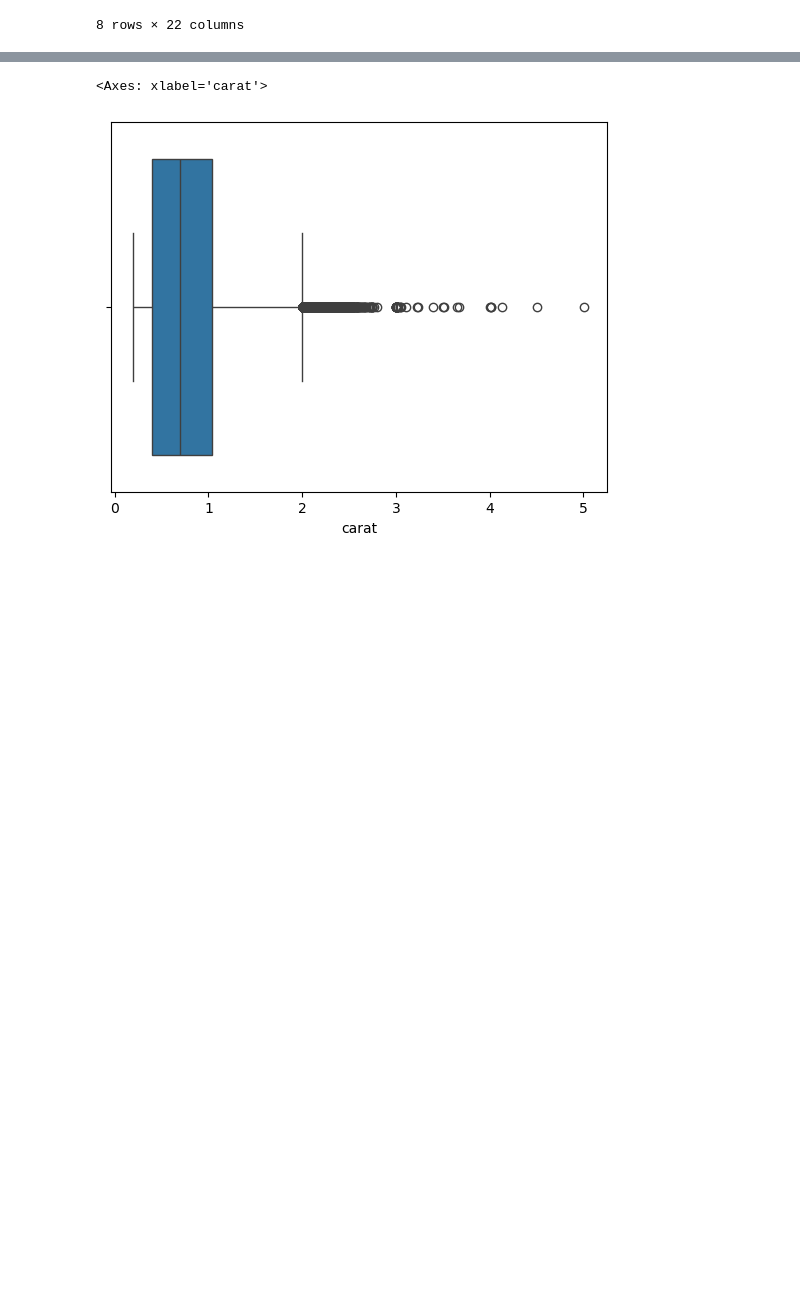
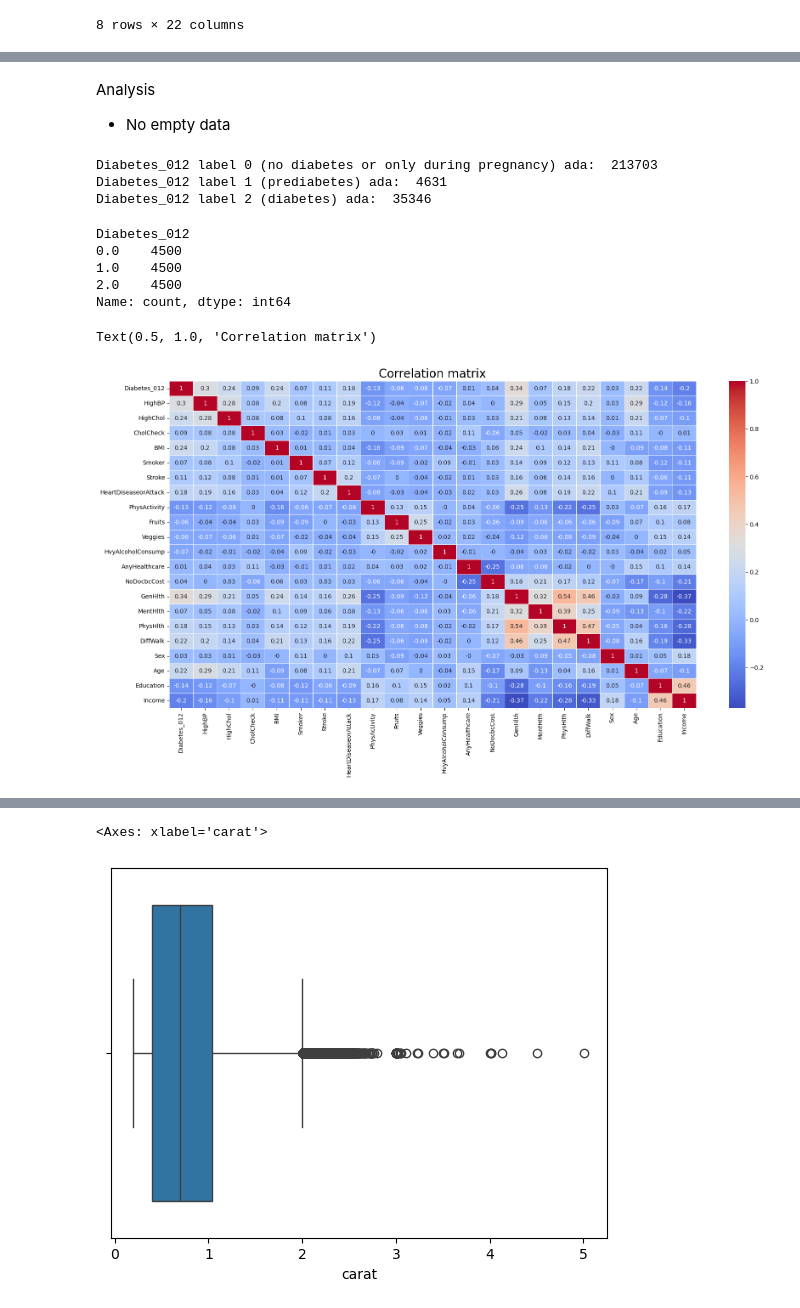
Before and after one commit to goenpiloes/dicoding-predictive-analysis, a Jupyter notebook: main.ipynb, the cells around one changed output, grey strips where cells are left out. Cells and saved outputs as stored; diff of their text form; code cells hidden in the pictures; blank space fills up the shorter version.

```diff
--- a/main.ipynb
+++ b/main.ipynb
@@ -22,10 +25,8 @@ path = kagglehub.dataset_download("alexteboul/diabetes-health-indicators-dataset
 
 print("Path to dataset files:", path)
 
-df = pd.read_csv(f'{path}\\diabetes_012_health_indicators_BRFSS2015.csv')
-df
-# diamonds = pd.read_csv(url)
-# diamonds
+diab = pd.read_csv(f'{path}\\diabetes_012_health_indicators_BRFSS2015.csv')
+diab
 # %% [output]
 Path to dataset files: C:\Users\ASUS\.cache\kagglehub\datasets\alexteboul\diabetes-health-indicators-dataset\versions\1
 |  | Diabetes_012 | HighBP | HighChol | CholCheck | BMI | Smoker | Stroke | HeartDiseaseorAttack | ... |
@@ -110,0 +101,41 @@ diamonds.loc[(diamonds['z'] == 0)]
+# %% [markdown]
+Analysis
+- No empty data
+# %%
+x = (diab['Diabetes_012'] == 0).sum()
+y = (diab['Diabetes_012'] == 1).sum()
+z = (diab['Diabetes_012'] == 2).sum()
+
+print('Diabetes_012 label 0 (no diabetes or only during pregnancy) ada: ', x)
+print('Diabetes_012 label 1 (prediabetes) ada: ', y)
+print('Diabetes_012 label 2 (diabetes) ada: ', z)
+# %% [output]
+Diabetes_012 label 0 (no diabetes or only during pregnancy) ada:  213703
+Diabetes_012 label 1 (prediabetes) ada:  4631
+Diabetes_012 label 2 (diabetes) ada:  35346
+# %%
+# undersample
+nsample = 4500
+
+diab0rs = diab[diab['Diabetes_012'] == 0].sample(nsample)
+diab1rs = diab[diab['Diabetes_012'] == 1].sample(nsample)
+diab2rs = diab[diab['Diabetes_012'] == 2].sample(nsample)
+
+diabrs = pd.concat([diab0rs, diab1rs, diab2rs])
+
+print(diabrs['Diabetes_012'].value_counts())
+# %% [output]
+Diabetes_012
+0.0    4500
+1.0    4500
+2.0    4500
+Name: count, dtype: int64
+# %%
+plt.figure(figsize=(20,10))
+correlation_matrix = diabrs.corr().round(2)
+
+sns.heatmap(data=correlation_matrix, annot=True, cmap='coolwarm', linewidths=0.5,)
+plt.title('Correlation matrix', size=20)
+# %% [output]
+Text(0.5, 1.0, 'Correlation matrix')
+[figure, added]
```
Also changed, not shown: parts of 24 cells of this notebook, 1 other file.
